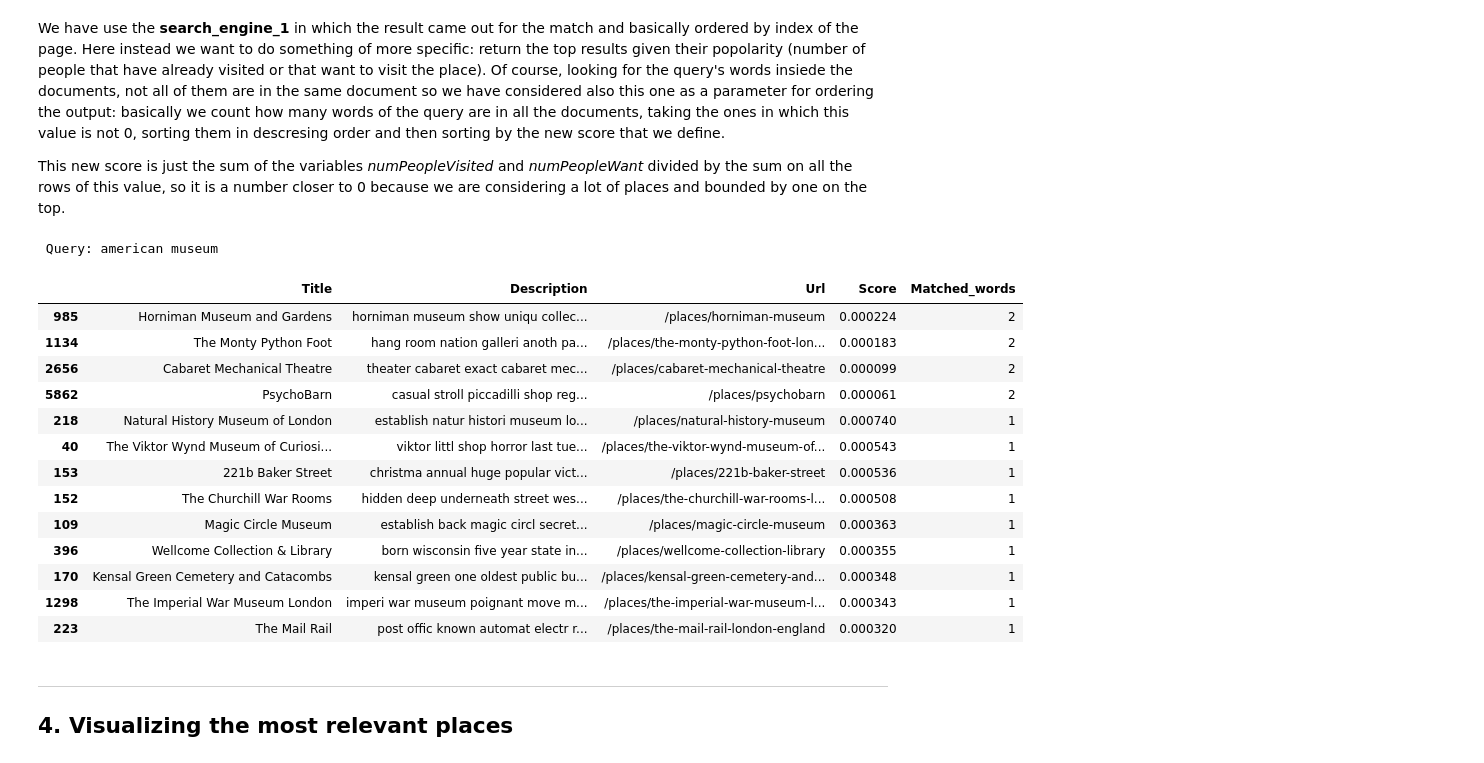
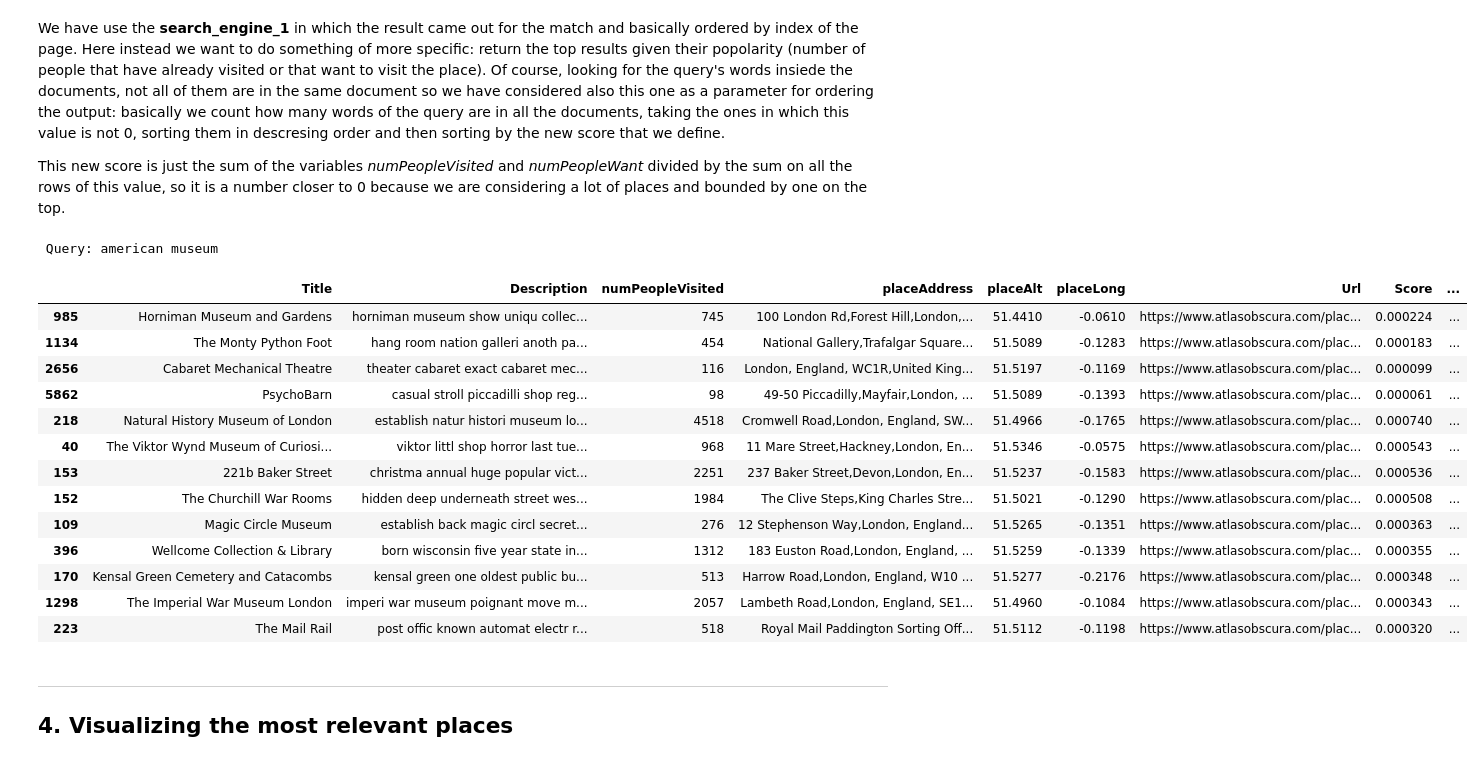
Before and after one commit to Matteo-Candi/ADM_HW3, a Jupyter notebook: main.ipynb, the cells around one changed output. Drawn from its saved outputs; the diff is of its cells as text; code cells hidden in the pictures.

```diff
--- a/main.ipynb
+++ b/main.ipynb
@@ -306,7 +306,7 @@ search_engine_1(df, 'american museum')
 # %% [markdown]
 2.2.1) Inverted index
 # %%
-df = pd.read_csv('locations_data.tsv', sep='\t')
+df = pd.read_csv(os.getcwd()+'/locations_data.tsv', sep='\t')
 data = df.placeDesc
 
 tfidf_vectorizer = TfidfVectorizer(use_idf=True)                                # tf-idf for all the words in all the documents
@@ -466,38 +466,38 @@ def search_engine_3(dataframe, query, country=None, crowdy=None, k=10):
         final_matches[place] = (n_words, people.loc[place] / tot_people)
 
     final_matches = dict(sorted(final_matches.items(), key=lambda item: item[1], reverse=True))    # matches sorted by dict values
-    output = dataframe[['placeName', 'placeDesc', 'placeURL']].loc[list(final_matches.keys())]     # ordered dataframe of all matches
-    output.columns = ['Title', 'Description', 'Url']
-    output.isetitem(2, [row[28:] for row in output.Url])
+    output = dataframe[['placeName', 'placeDesc', 'numPeopleVisited', 'placeAddress', 'placeAlt', 'placeLong', 'placeURL']].loc[list(final_matches.keys())]     # ordered dataframe of all matches
+    output.columns = ['Title', 'Description', 'numPeopleVisited', 'placeAddress', 'placeAlt', 'placeLong', 'Url']
+    #output.isetitem(2, [row[28:] for row in output.Url])
     values = list(final_matches.values())
     output['Score'] = [score[1] for score in values]
     output['Matched_words'] = [score[0] for score in values]
     print(f"\n Query: {query} \n")
     display(output[:k])
 
-    return list(output.index)
+    return output[:k]
 # %%
 # set crowdy to True if you are looking for crowdy places otherwise False if you want the places with few visits.
 # The upper case are not problem for both query and country.
 # The stopwords are delated.
 
-search_engine_3(df, 'american museum', country='england', num_people='high', k=13)
+output_search_engine = search_engine_3(df, 'american museum', country='england', k=13)
 # %% [output]
  Query: american museum
-|  | Title | Description | Url | Score | Matched_words |
-| 985 | Horniman Museum and Gardens | horniman museum show uniqu collec... | /places/horniman-museum | 0.000224 | 2 |
-| 1134 | The Monty Python Foot | hang room nation galleri anoth pa... | /places/the-monty-python-foot-lon... | 0.000183 | 2 |
-| 2656 | Cabaret Mechanical Theatre | theater cabaret exact cabaret mec... | /places/cabaret-mechanical-theatre | 0.000099 | 2 |
-| 5862 | PsychoBarn | casual stroll piccadilli shop reg... | /places/psychobarn | 0.000061 | 2 |
-| 218 | Natural History Museum of London | establish natur histori museum lo... | /places/natural-history-museum | 0.000740 | 1 |
-| 40 | The Viktor Wynd Museum of Curiosi... | viktor littl shop horror last tue... | /places/the-viktor-wynd-museum-of... | 0.000543 | 1 |
-| 153 | 221b Baker Street | christma annual huge popular vict... | /places/221b-baker-street | 0.000536 | 1 |
-| 152 | The Churchill War Rooms | hidden deep underneath street wes... | /places/the-churchill-war-rooms-l... | 0.000508 | 1 |
-| 109 | Magic Circle Museum | establish back magic circl secret... | /places/magic-circle-museum | 0.000363 | 1 |
-| 396 | Wellcome Collection & Library | born wisconsin five year state in... | /places/wellcome-collection-library | 0.000355 | 1 |
-| 170 | Kensal Green Cemetery and Catacombs | kensal green one oldest public bu... | /places/kensal-green-cemetery-and... | 0.000348 | 1 |
-| 1298 | The Imperial War Museum London | imperi war museum poignant move m... | /places/the-imperial-war-museum-l... | 0.000343 | 1 |
-| 223 | The Mail Rail | post offic known automat electr r... | /places/the-mail-rail-london-england | 0.000320 | 1 |
+|  | Title | Description | numPeopleVisited | placeAddress | placeAlt | placeLong | Url | Score | ... |
+| 985 | Horniman Museum and Gardens | horniman museum show uniqu collec... | 745 | 100 London Rd,Forest Hill,London,... | 51.4410 | -0.0610 | https://www.atlasobscura.com/plac... | 0.000224 | ... |
+| 1134 | The Monty Python Foot | hang room nation galleri anoth pa... | 454 | National Gallery,Trafalgar Square... | 51.5089 | -0.1283 | https://www.atlasobscura.com/plac... | 0.000183 | ... |
+| 2656 | Cabaret Mechanical Theatre | theater cabaret exact cabaret mec... | 116 | London, England, WC1R,United King... | 51.5197 | -0.1169 | https://www.atlasobscura.com/plac... | 0.000099 | ... |
+| 5862 | PsychoBarn | casual stroll piccadilli shop reg... | 98 | 49-50 Piccadilly,Mayfair,London, ... | 51.5089 | -0.1393 | https://www.atlasobscura.com/plac... | 0.000061 | ... |
+| 218 | Natural History Museum of London | establish natur histori museum lo... | 4518 | Cromwell Road,London, England, SW... | 51.4966 | -0.1765 | https://www.atlasobscura.com/plac... | 0.000740 | ... |
+| 40 | The Viktor Wynd Museum of Curiosi... | viktor littl shop horror last tue... | 968 | 11 Mare Street,Hackney,London, En... | 51.5346 | -0.0575 | https://www.atlasobscura.com/plac... | 0.000543 | ... |
+| 153 | 221b Baker Street | christma annual huge popular vict... | 2251 | 237 Baker Street,Devon,London, En... | 51.5237 | -0.1583 | https://www.atlasobscura.com/plac... | 0.000536 | ... |
+| 152 | The Churchill War Rooms | hidden deep underneath street wes... | 1984 | The Clive Steps,King Charles Stre... | 51.5021 | -0.1290 | https://www.atlasobscura.com/plac... | 0.000508 | ... |
+| 109 | Magic Circle Museum | establish back magic circl secret... | 276 | 12 Stephenson Way,London, England... | 51.5265 | -0.1351 | https://www.atlasobscura.com/plac... | 0.000363 | ... |
+| 396 | Wellcome Collection & Library | born wisconsin five year state in... | 1312 | 183 Euston Road,London, England, ... | 51.5259 | -0.1339 | https://www.atlasobscura.com/plac... | 0.000355 | ... |
+| 170 | Kensal Green Cemetery and Catacombs | kensal green one oldest public bu... | 513 | Harrow Road,London, England, W10 ... | 51.5277 | -0.2176 | https://www.atlasobscura.com/plac... | 0.000348 | ... |
+| 1298 | The Imperial War Museum London | imperi war museum poignant move m... | 2057 | Lambeth Road,London, England, SE1... | 51.4960 | -0.1084 | https://www.atlasobscura.com/plac... | 0.000343 | ... |
+| 223 | The Mail Rail | post offic known automat electr r... | 518 | Royal Mail Paddington Sorting Off... | 51.5112 | -0.1198 | https://www.atlasobscura.com/plac... | 0.000320 | ... |
 # %% [markdown]
 ---
 ## **4. Visualizing the most relevant places**
```
Also changed, not shown: parts of 1 cell of this notebook, 1 other file.
